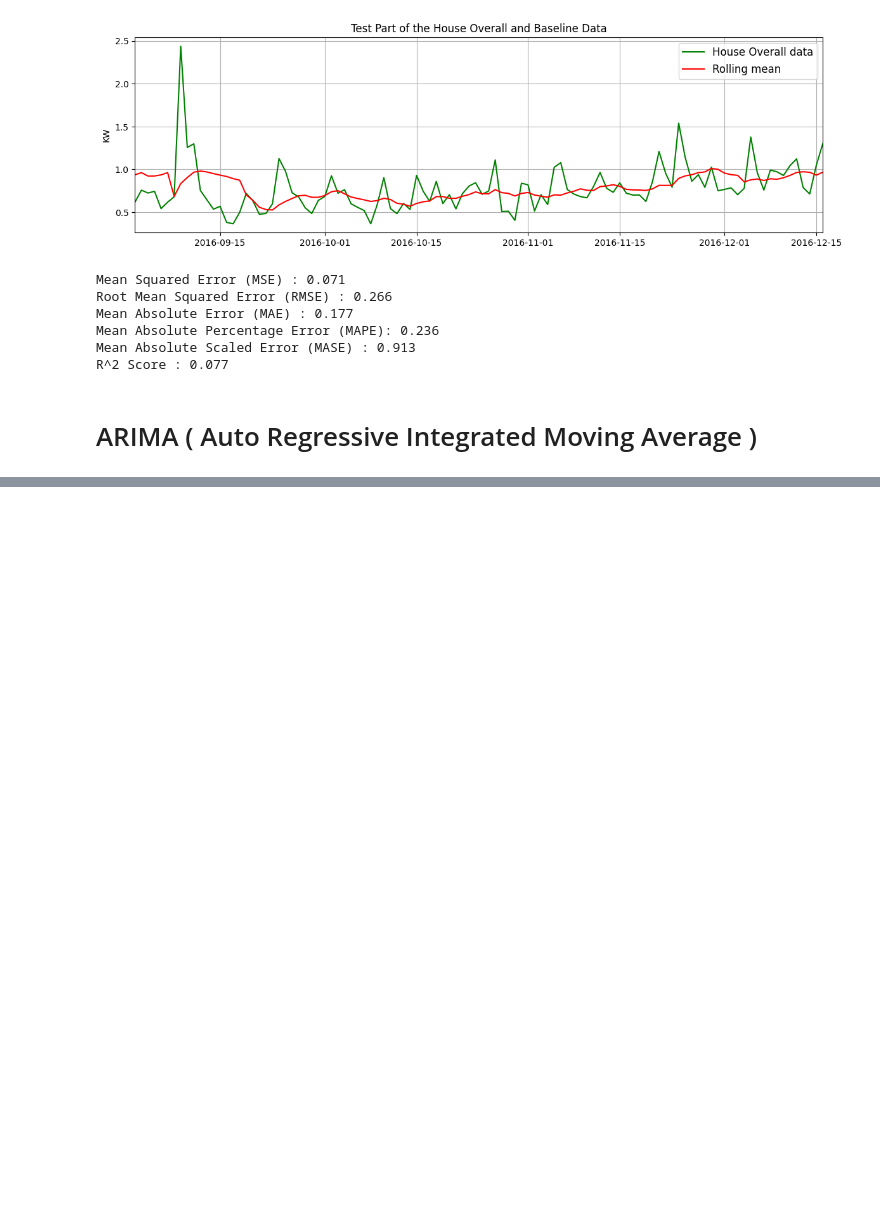
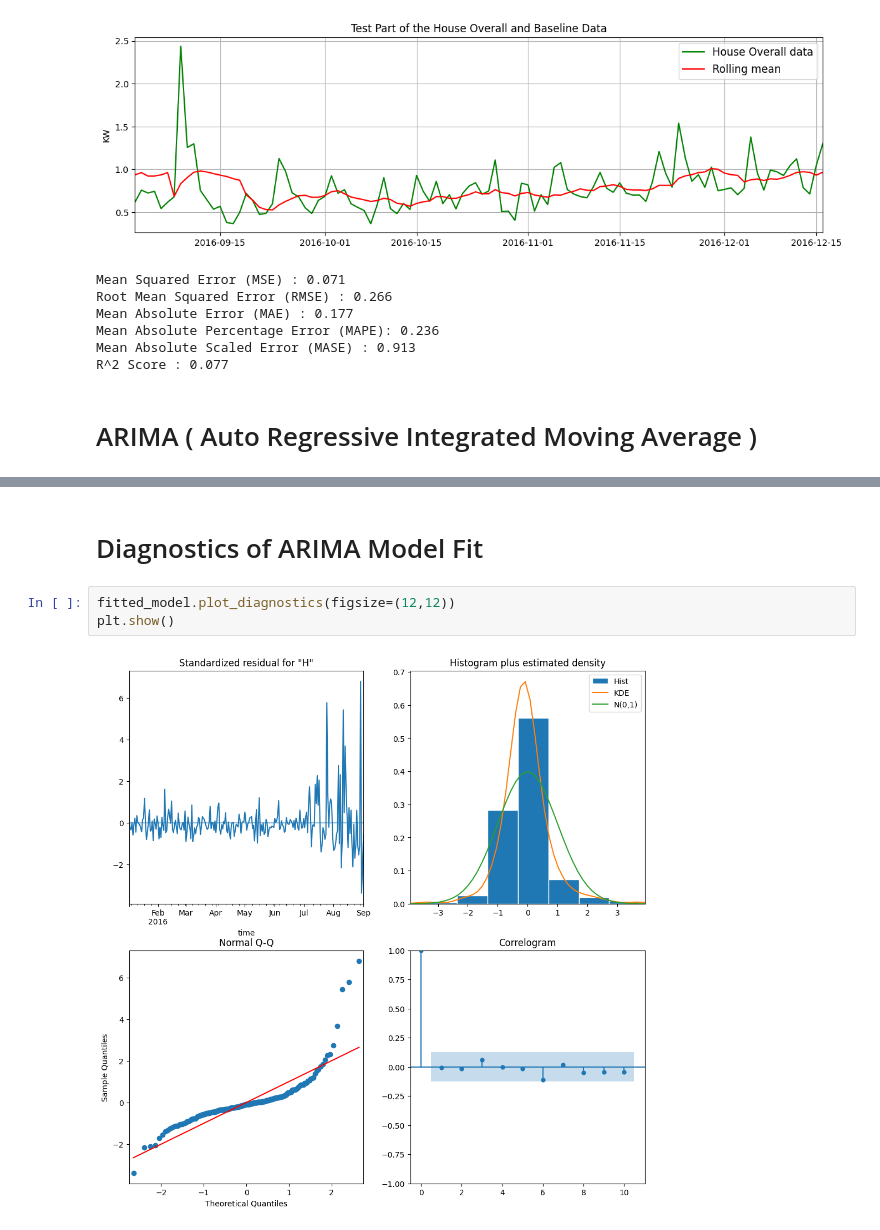
Before and after one commit to adshyam/SmartHome-IOT-devices---EDA-ARIMAs-and-LSTM, a Jupyter notebook: AAI_530_Smart_Home_Final_Project.ipynb, the cells around one changed output, grey strips where cells are left out. Drawn from its saved outputs; the diff is of its cells as text; blank space fills up the shorter version.

```diff
--- a/AAI_530_Smart_Home_Final_Project (1).ipynb
+++ b/AAI_530_Smart_Home_Final_Project.ipynb
@@ -373,0 +452,7 @@ R^2 Score : 0.077
+# %% [markdown]
+# Diagnostics of ARIMA Model Fit
+# %%
+fitted_model.plot_diagnostics(figsize=(12,12))
+plt.show()
+# %% [output]
+[figure, added]
```
Also changed, not shown: parts of 13 cells of this notebook.
